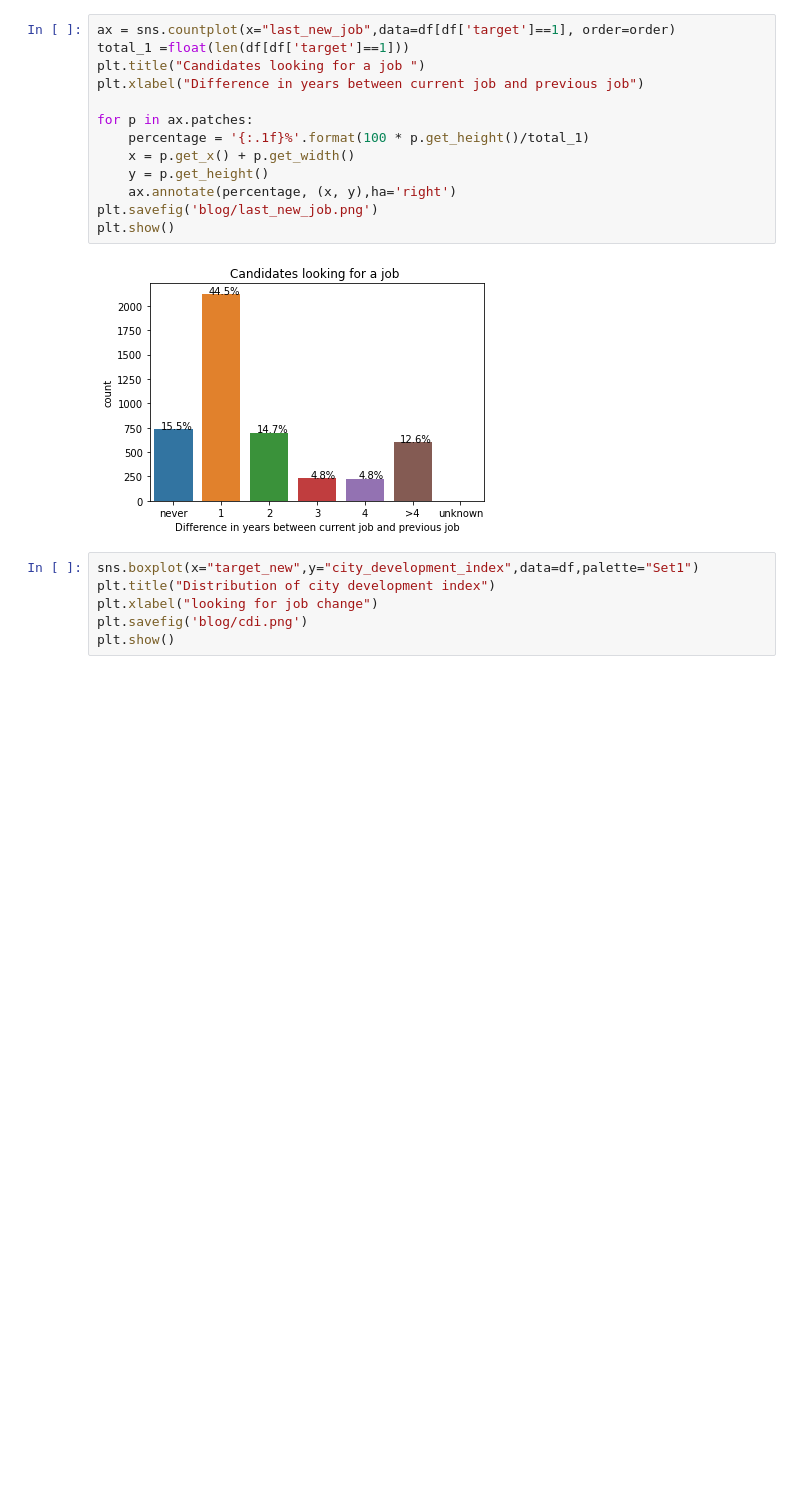
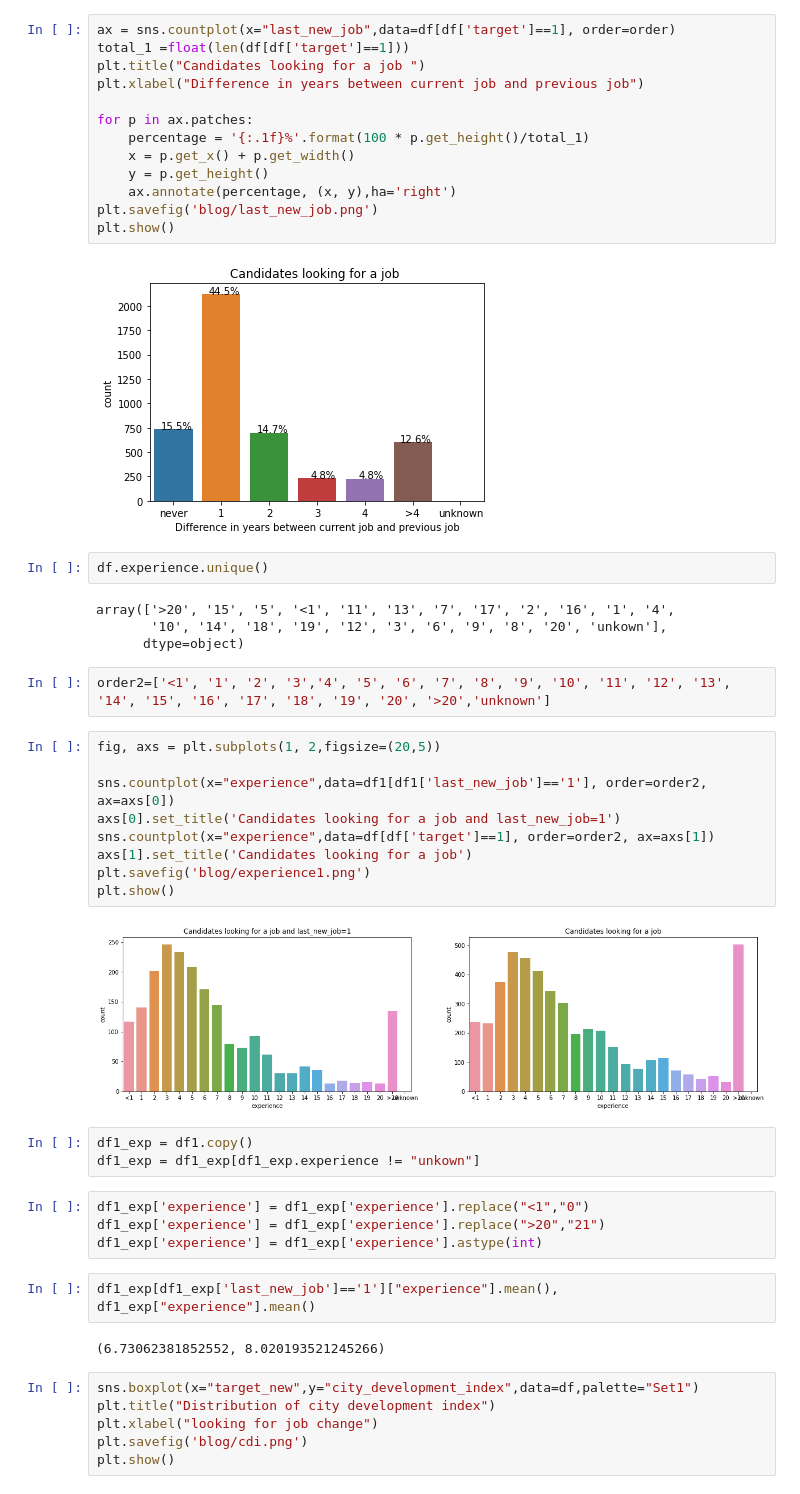
Before and after one commit to elenacramer/HR_Analysis, a Jupyter notebook: hr_analytics_first_view.ipynb, the cells around one changed output. Cells and saved outputs as stored; diff of their text form; blank space fills up the shorter version.

Commit message:
added a plot

```diff
--- a/hr_analytics_first_view.ipynb
+++ b/hr_analytics_first_view.ipynb
@@ -98,6 +98,36 @@ plt.savefig('blog/last_new_job.png')
 plt.show()
 # %% [output]
 [figure]
+# %%
+df.experience.unique()
+# %% [output]
+array(['>20', '15', '5', '<1', '11', '13', '7', '17', '2', '16', '1', '4',
+       '10', '14', '18', '19', '12', '3', '6', '9', '8', '20', 'unkown'],
+      dtype=object)
+# %%
+order2=['<1', '1', '2', '3','4', '5', '6', '7', '8', '9', '10', '11', '12', '13', '14', '15', '16', '17', '18', '19', '20', '>20','unknown']
+# %%
+fig, axs = plt.subplots(1, 2,figsize=(20,5))
+
+sns.countplot(x="experience",data=df1[df1['last_new_job']=='1'], order=order2, ax=axs[0])
+axs[0].set_title('Candidates looking for a job and last_new_job=1')
+sns.countplot(x="experience",data=df[df['target']==1], order=order2, ax=axs[1])
+axs[1].set_title('Candidates looking for a job')
+plt.savefig('blog/experience1.png')
+plt.show()
+# %% [output]
+[figure, added]
+# %%
+df1_exp = df1.copy()
+df1_exp = df1_exp[df1_exp.experience != "unkown"]
+# %%
+df1_exp['experience'] = df1_exp['experience'].replace("<1","0")
+df1_exp['experience'] = df1_exp['experience'].replace(">20","21")
+df1_exp['experience'] = df1_exp['experience'].astype(int)
+# %%
+df1_exp[df1_exp['last_new_job']=='1']["experience"].mean(), df1_exp["experience"].mean()
+# %% [output]
+(6.73062381852552, 8.020193521245266)
 # %%
 sns.boxplot(x="target_new",y="city_development_index",data=df,palette="Set1")
 plt.title("Distribution of city development index")
```
Also changed, not shown: 2 other files.
